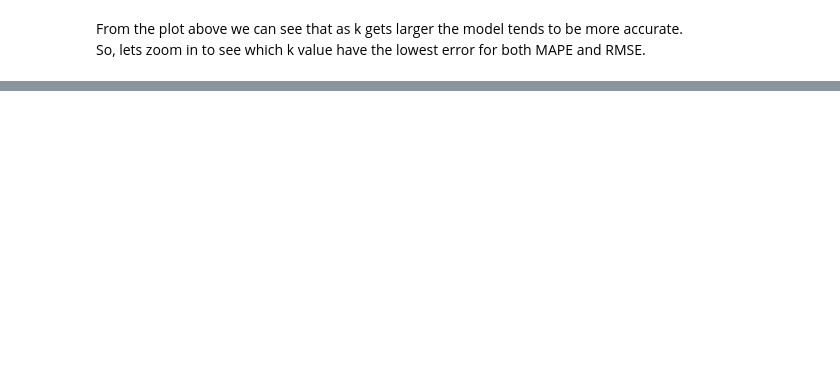
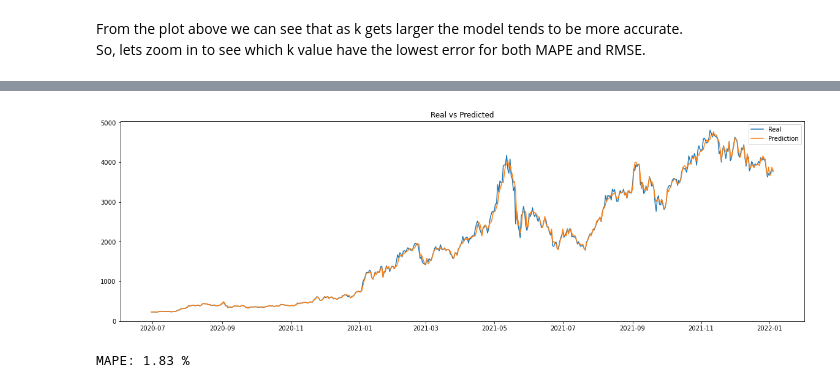
Before and after one commit to nabebako/Crypto-Price-Prediction-Model, a Jupyter notebook: knn-regression.ipynb, the cells around one changed output, grey strips where cells are left out. Cells and saved outputs as stored; diff of their text form; code cells hidden in the pictures; blank space fills up the shorter version.

```diff
--- a/knn-regression.ipynb
+++ b/knn-regression.ipynb
@@ -139,0 +168,15 @@ plt.show()
+# %%
+pred_eth = rolling_knn(df_eth, 2)
+# %%
+plt.figure(figsize=(20,6))
+plt.title('Real vs Predicted')
+plt.plot(pred_eth['real'], label = 'Real')
+plt.plot(pred_eth['pred'], label = 'Prediction')
+plt.legend(loc = 'best')
+plt.show()
+# %% [output]
+[figure, added]
+# %%
+print('MAPE:', np.round(np.mean(abs(1 - (pred_eth['pred'] / pred_eth['real']))) * 100, 2), '%')
+# %% [output]
+MAPE: 1.83 %
```
Also changed, not shown: parts of 12 cells of this notebook.
